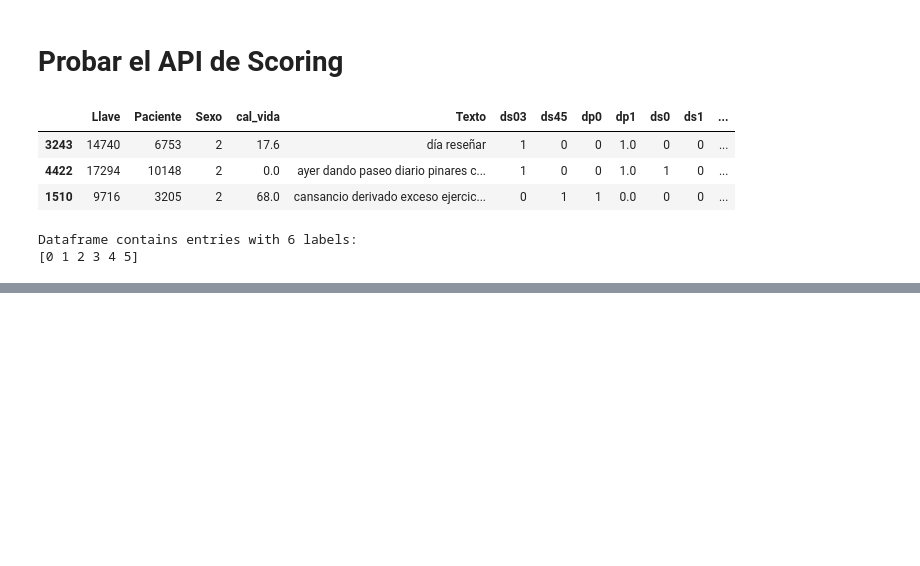
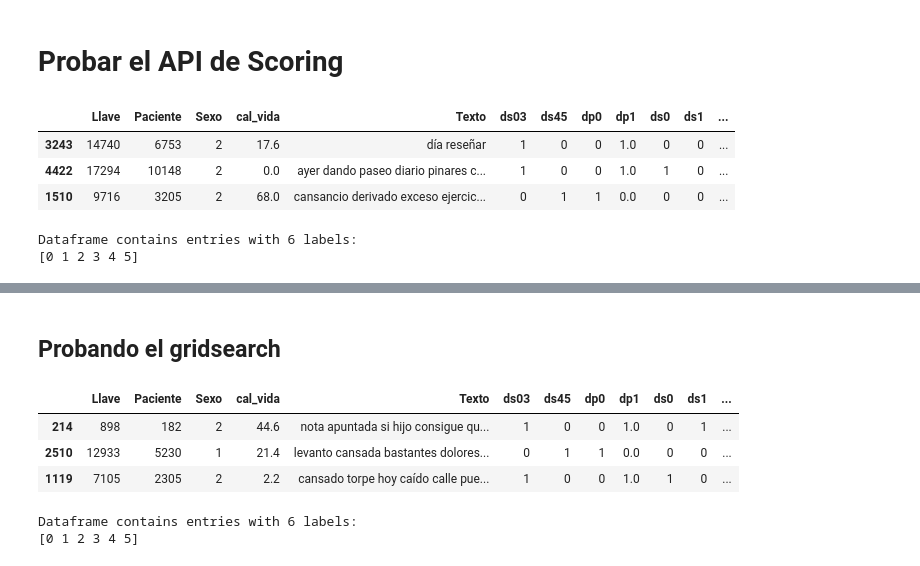
Before and after one commit to gmauricio-toledo/SA-paper, a Jupyter notebook: SMS-experiments.ipynb, the cells around one changed output, grey strips where cells are left out. Saved outputs shown, nothing was run; the diff lists cells and outputs as text; code cells hidden in the pictures; blank space fills up the shorter version.

```diff
--- a/SMS-experiments.ipynb
+++ b/SMS-experiments.ipynb
@@ -172,0 +179,30 @@ print(results)
+# %% [markdown]
+## Probando el gridsearch
+# %%
+from experiment_tools_SA import SentimentAnalysis
+import pandas as pd
+from gensim.models import Word2Vec
+
+w2v_model = Word2Vec.load("data/word2vec.model")
+
+# ---- Leemos los mensajes ----
+msjs_df = pd.read_csv("data/sms_full_dataframe.csv",index_col=0)
+# msjs_df['Normalized Label'] = (2/5)*msjs_df['ds'].values-1
+# y = msjs_df['ds'].values
+
+display(msjs_df.sample(3))
+
+hpd = {'emb_model': w2v_model}
+
+sa = SentimentAnalysis(hyper_params_dict=hpd,
+                        df=msjs_df,
+                        text_col_name='Texto',
+                        label_col_name='ds',
+                        )
+# %% [output]
+|  | Llave | Paciente | Sexo | cal_vida | Texto | ds03 | ds45 | dp0 | dp1 | ds0 | ds1 | ... |
+| 214 | 898 | 182 | 2 | 44.6 | nota apuntada si hijo consigue qu... | 1 | 0 | 0 | 1.0 | 0 | 1 | ... |
+| 2510 | 12933 | 5230 | 1 | 21.4 | levanto cansada bastantes dolores... | 0 | 1 | 1 | 0.0 | 0 | 0 | ... |
+| 1119 | 7105 | 2305 | 2 | 2.2 | cansado torpe hoy caído calle pue... | 1 | 0 | 0 | 1.0 | 1 | 0 | ... |
+Dataframe contains entries with 6 labels:
+[0 1 2 3 4 5]
```
Also changed, not shown: parts of 3 cells of this notebook, 2 other files.
